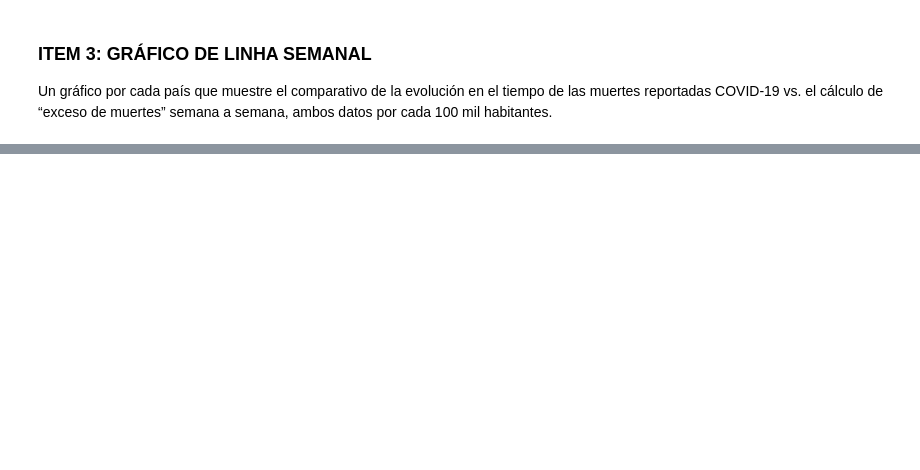
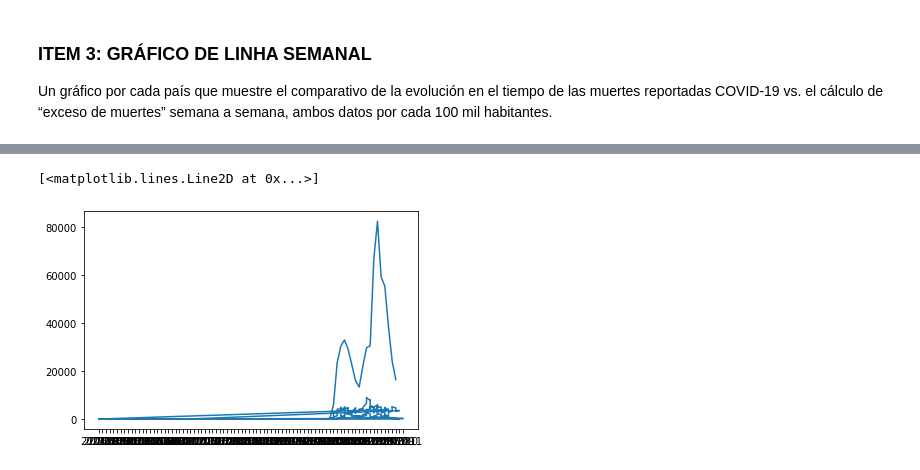
Before and after one commit to marcodeamicis/proyecto_covid, a Jupyter notebook: notebooks/1_business_and_data_understanding_amicis.ipynb, the cells around one changed output, grey strips where cells are left out. Drawn from its saved outputs; the diff is of its cells as text; code cells hidden in the pictures; blank space fills up the shorter version.

```diff
--- a/notebooks/1_business_and_data_understanding_amicis.ipynb
+++ b/notebooks/1_business_and_data_understanding_amicis.ipynb
@@ -193,0 +284,10 @@ Name: total muertes reportadas por covid, Length: 1332, dtype: int64
+# %%
+x = df_muertes['fecha_inicio_ano_mes']
+y1 = df_muertes['total_muertes_reportadas_por_covid']
+y2 = df_muertes['total_muertes_reportadas']
+
+plt.plot(x, y1)
+#plt.plot(x, y2)
+# %% [output]
+[<matplotlib.lines.Line2D at 0x...>]
+[figure, added]
```
Also changed, not shown: parts of 29 cells of this notebook.
